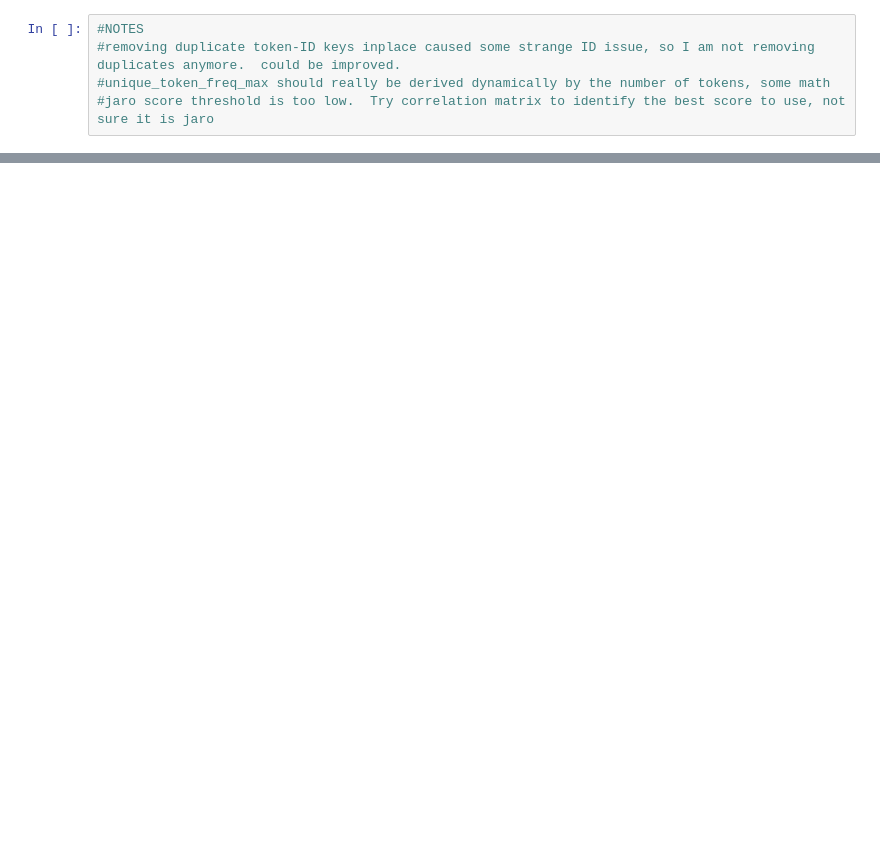
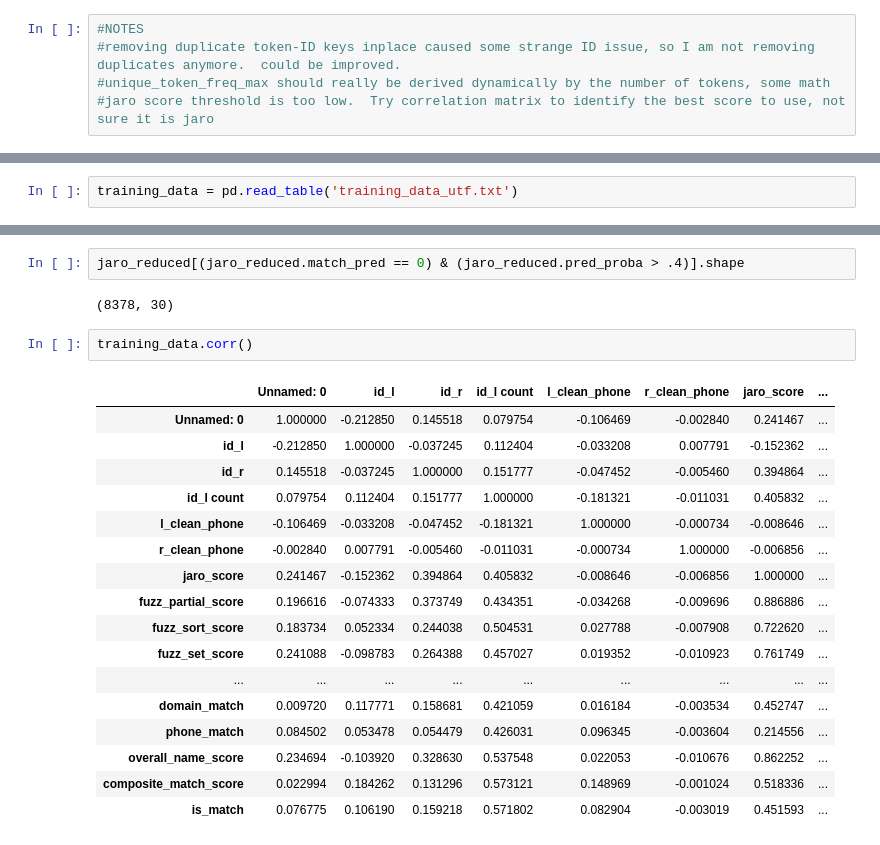
Before and after one commit to duncanjamesbell/data_matching, a Jupyter notebook: Org_Matcher_v3.0.ipynb, the cells around one changed output, grey strips where cells are left out. Cells and saved outputs as stored; diff of their text form; blank space fills up the shorter version.

```diff
--- a/Org_Matcher_v3.0.ipynb
+++ b/Org_Matcher_v3.0.ipynb
@@ -615 +694,3 @@ len(full_conc.loc[276996].r_org_name)
+# %%
+training_data = pd.read_table('training_data_utf.txt')
 # %%
@@ -633,0 +812,24 @@ full_conc['uniq'] = full_conc.apply(lambda x: name_similarity(x.l_org_name, x.r_
+# %%
+jaro_reduced[(jaro_reduced.match_pred == 0) & (jaro_reduced.pred_proba > .4)].shape
+# %% [output]
+(8378, 30)
+# %%
+training_data.corr()
+# %% [output]
+|  | Unnamed: 0 | id_l | id_r | id_l count | l_clean_phone | r_clean_phone | jaro_score | ... |
+| Unnamed: 0 | 1.000000 | -0.212850 | 0.145518 | 0.079754 | -0.106469 | -0.002840 | 0.241467 | ... |
+| id_l | -0.212850 | 1.000000 | -0.037245 | 0.112404 | -0.033208 | 0.007791 | -0.152362 | ... |
+| id_r | 0.145518 | -0.037245 | 1.000000 | 0.151777 | -0.047452 | -0.005460 | 0.394864 | ... |
+| id_l count | 0.079754 | 0.112404 | 0.151777 | 1.000000 | -0.181321 | -0.011031 | 0.405832 | ... |
+| l_clean_phone | -0.106469 | -0.033208 | -0.047452 | -0.181321 | 1.000000 | -0.000734 | -0.008646 | ... |
+| r_clean_phone | -0.002840 | 0.007791 | -0.005460 | -0.011031 | -0.000734 | 1.000000 | -0.006856 | ... |
+| jaro_score | 0.241467 | -0.152362 | 0.394864 | 0.405832 | -0.008646 | -0.006856 | 1.000000 | ... |
+| fuzz_partial_score | 0.196616 | -0.074333 | 0.373749 | 0.434351 | -0.034268 | -0.009696 | 0.886886 | ... |
+| fuzz_sort_score | 0.183734 | 0.052334 | 0.244038 | 0.504531 | 0.027788 | -0.007908 | 0.722620 | ... |
+| fuzz_set_score | 0.241088 | -0.098783 | 0.264388 | 0.457027 | 0.019352 | -0.010923 | 0.761749 | ... |
+| ... | ... | ... | ... | ... | ... | ... | ... | ... |
+| domain_match | 0.009720 | 0.117771 | 0.158681 | 0.421059 | 0.016184 | -0.003534 | 0.452747 | ... |
+| phone_match | 0.084502 | 0.053478 | 0.054479 | 0.426031 | 0.096345 | -0.003604 | 0.214556 | ... |
+| overall_name_score | 0.234694 | -0.103920 | 0.328630 | 0.537548 | 0.022053 | -0.010676 | 0.862252 | ... |
+| composite_match_score | 0.022994 | 0.184262 | 0.131296 | 0.573121 | 0.148969 | -0.001024 | 0.518336 | ... |
+| is_match | 0.076775 | 0.106190 | 0.159218 | 0.571802 | 0.082904 | -0.003019 | 0.451593 | ... |
```
Also changed, not shown: parts of 19 cells of this notebook, 1 other file.
